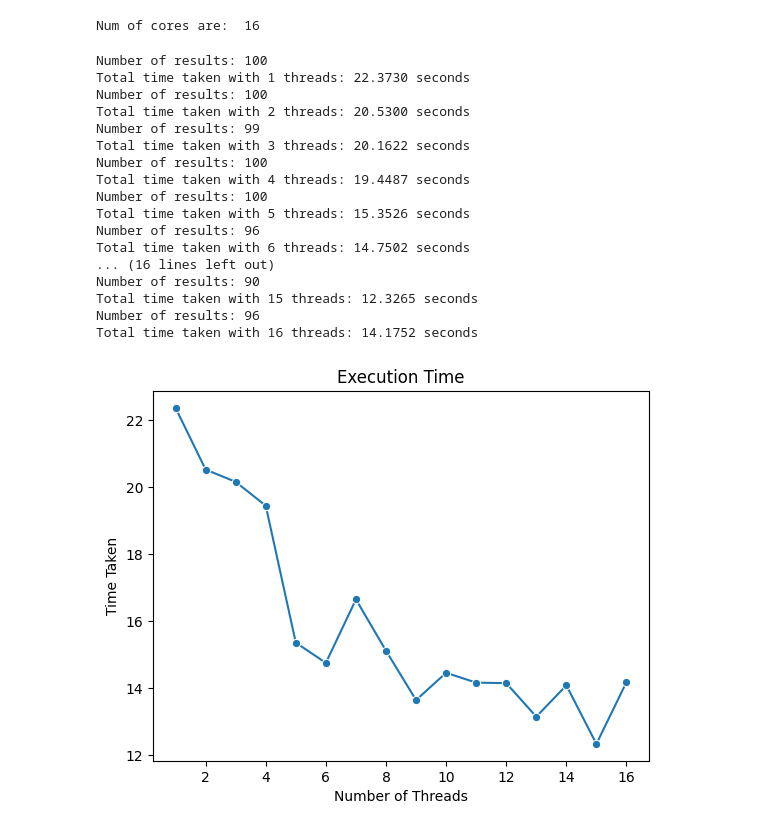
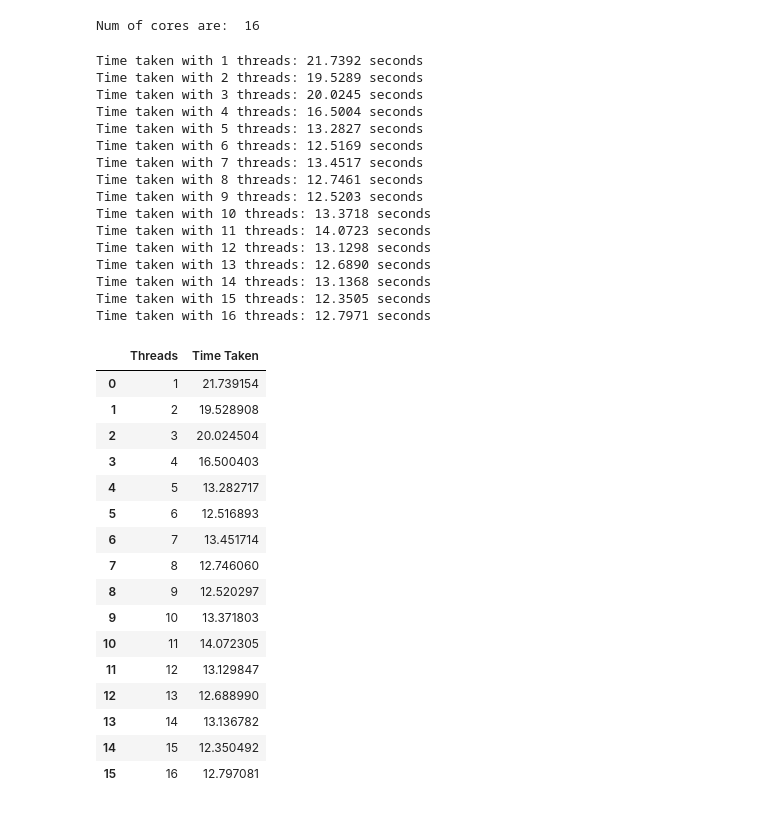
Before and after one commit to Pulkit-Sanan/multithreading, a Jupyter notebook: Multithreading.ipynb, the cells around one changed output. Saved outputs shown, nothing was run; the diff lists cells and outputs as text; code cells hidden in the pictures.

```diff
--- a/Multithreading.ipynb
+++ b/Multithreading.ipynb
@@ -60,28 +60,45 @@ num_threads = [1, 2, 3, 4, 5, 6, 7, 8, 9, 10, 11, 12, 13, 14, 15, 16]
 tt = []
 for i in range(0, len(num_threads)):
     tt.append(main(num_threads[i]))
-
-sns.lineplot(x=num_threads, y=tt, marker='o')
-plt.title('Execution Time')
-plt.xlabel('Number of Threads')
-plt.ylabel('Time Taken')
-plt.show()
 # %% [output]
-Number of results: 100
-Total time taken with 1 threads: 22.3730 seconds
-Number of results: 100
-Total time taken with 2 threads: 20.5300 seconds
-Number of results: 99
-Total time taken with 3 threads: 20.1622 seconds
-Number of results: 100
-Total time taken with 4 threads: 19.4487 seconds
-Number of results: 100
-Total time taken with 5 threads: 15.3526 seconds
-Number of results: 96
-Total time taken with 6 threads: 14.7502 seconds
-... (16 lines left out)
-Number of results: 90
-Total time taken with 15 threads: 12.3265 seconds
-Number of results: 96
-Total time taken with 16 threads: 14.1752 seconds
+Time taken with 1 threads: 21.7392 seconds
+Time taken with 2 threads: 19.5289 seconds
+Time taken with 3 threads: 20.0245 seconds
+Time taken with 4 threads: 16.5004 seconds
+Time taken with 5 threads: 13.2827 seconds
+Time taken with 6 threads: 12.5169 seconds
+Time taken with 7 threads: 13.4517 seconds
+Time taken with 8 threads: 12.7461 seconds
+Time taken with 9 threads: 12.5203 seconds
+Time taken with 10 threads: 13.3718 seconds
+Time taken with 11 threads: 14.0723 seconds
+Time taken with 12 threads: 13.1298 seconds
+Time taken with 13 threads: 12.6890 seconds
+Time taken with 14 threads: 13.1368 seconds
+Time taken with 15 threads: 12.3505 seconds
+Time taken with 16 threads: 12.7971 seconds
-[figure, removed]
+# %%
+# Result Table
+results_pd = pd.DataFrame(data = {
+    'Threads': list(np.arange(1,17)),
+    'Time Taken' : tt
+})
+results_pd
+# %% [output]
+|  | Threads | Time Taken |
+| 0 | 1 | 21.739154 |
+| 1 | 2 | 19.528908 |
+| 2 | 3 | 20.024504 |
+| 3 | 4 | 16.500403 |
+| 4 | 5 | 13.282717 |
+| 5 | 6 | 12.516893 |
+| 6 | 7 | 13.451714 |
+| 7 | 8 | 12.746060 |
+| 8 | 9 | 12.520297 |
+| 9 | 10 | 13.371803 |
+| 10 | 11 | 14.072305 |
+| 11 | 12 | 13.129847 |
+| 12 | 13 | 12.688990 |
+| 13 | 14 | 13.136782 |
+| 14 | 15 | 12.350492 |
+| 15 | 16 | 12.797081 |
```
Also changed, not shown: parts of 3 cells of this notebook, 2 other files.
